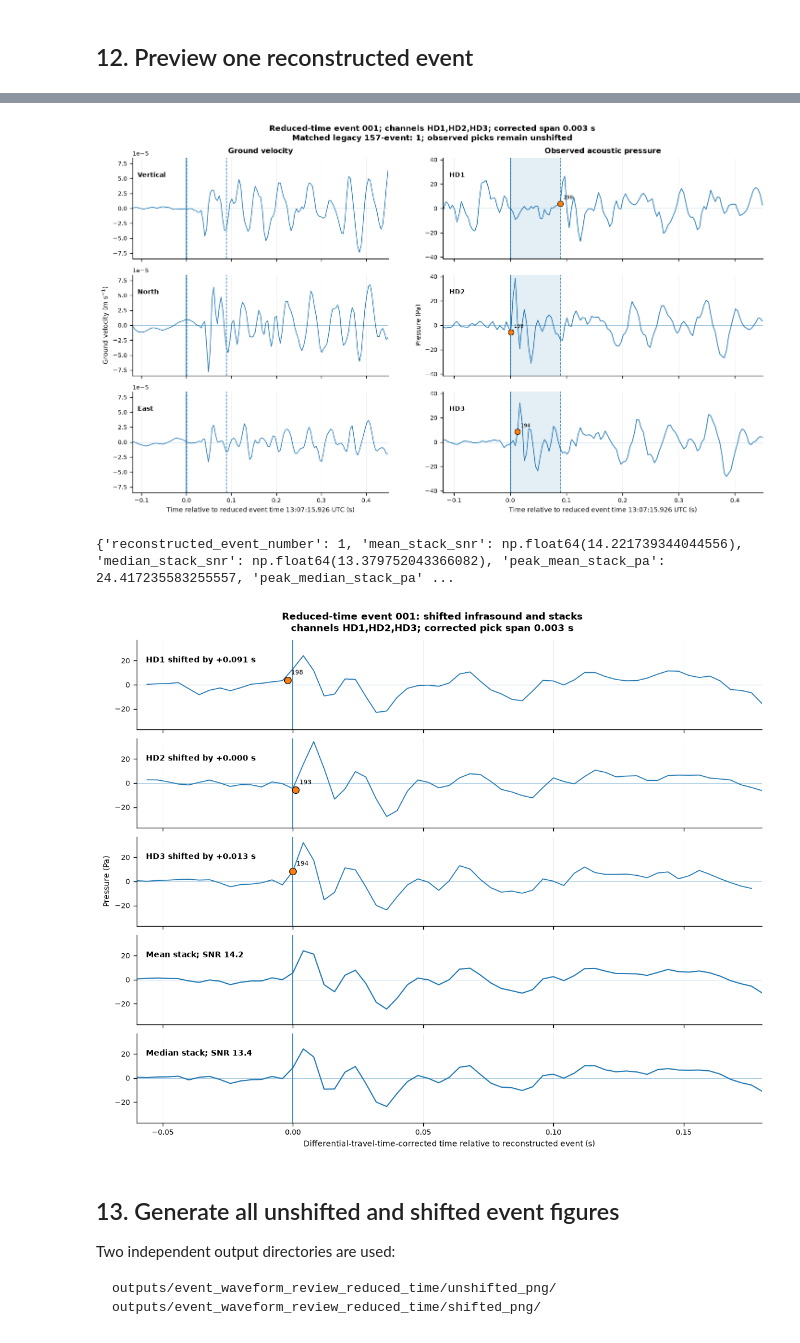
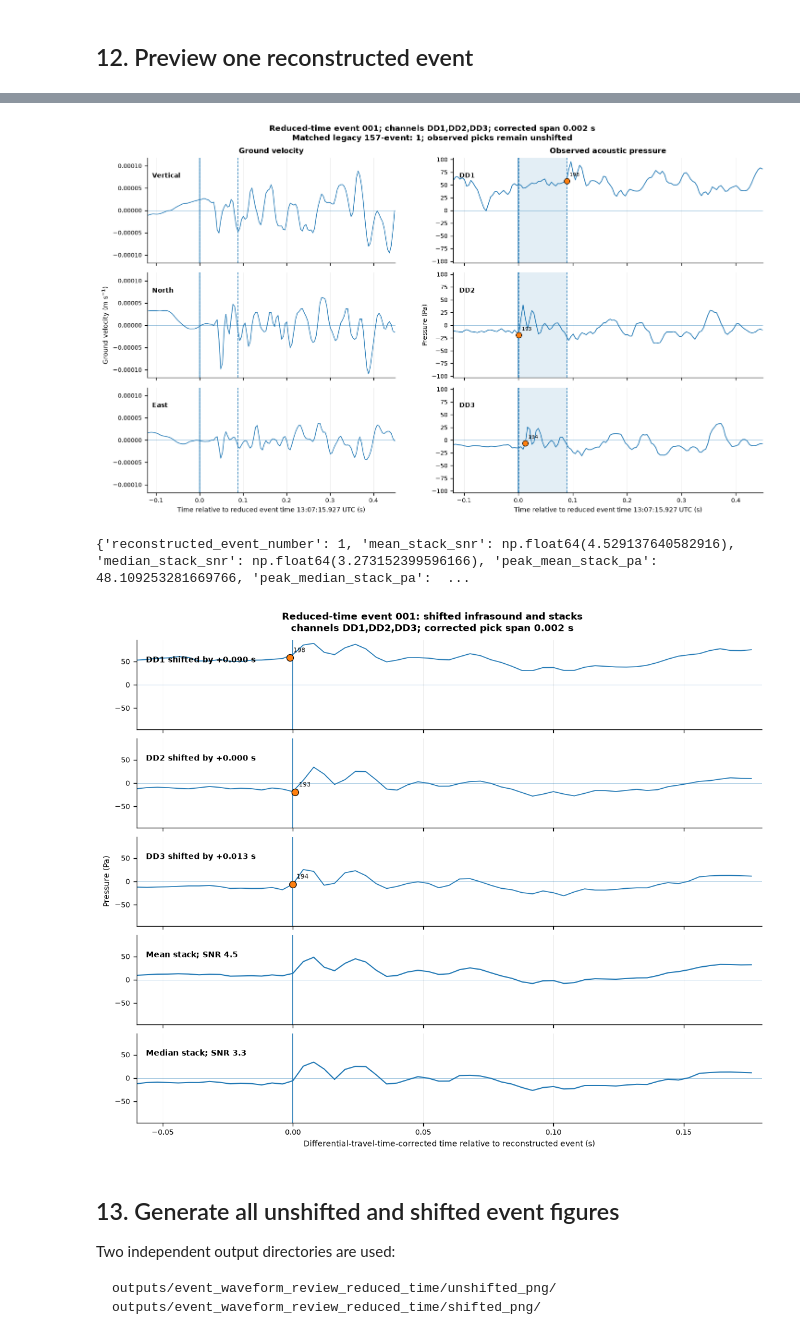
Before and after one commit to gthompson/KSCRocketSeismology, a Jupyter notebook: 08_fireball_paper/notebooks/05_reconstruct_and_review_event_catalogue.ipynb, the cells around one changed output, grey strips where cells are left out. Drawn from its saved outputs; the diff is of its cells as text; code cells hidden in the pictures.

```diff
--- a/08_fireball_paper/notebooks/05_reconstruct_and_review_event_catalogue.ipynb
+++ b/08_fireball_paper/notebooks/05_reconstruct_and_review_event_catalogue.ipynb
@@ -59,6 +46,7 @@ Verdict: essential, rename and make its final output explicit.
 from pathlib import Path
 from collections.abc import Mapping
 import html
+import json
 import math
 import sys
 
@@ -69,7 +57,6 @@ from matplotlib.backends.backend_pdf import PdfPages
 from matplotlib.lines import Line2D
 from matplotlib.ticker import MaxNLocator
 from obspy import Stream, Trace, UTCDateTime, read
-
 
 
 project_root = Path.cwd().resolve()
@@ -83,6 +70,8 @@ from modules import project_config as config
 
 PICK_FILE = config.LEGACY_EXPORT_DIR / "manual_arrival_picks.csv"
 CATALOG_157_FILE = config.LEGACY_EXPORT_DIR / "legacy_catalog_157_events.csv"
+ANALYSIS_CONFIG_FILE = config.OUTPUT_DIR / "02_analysis_configuration.json"
+WEATHER_SUMMARY_FILE = config.OUTPUT_DIR / "03_weather_acoustic_summary.csv"
 
 UNSHIFTED_PNG_DIR = config.FIGURE_DIR / "unshifted_png"
 SHIFTED_PNG_DIR = config.FIGURE_DIR / "shifted_png"
@@ -106,6 +95,3 @@ plt.rcParams.update({
     "legend.fontsize": 7.5,
     "figure.dpi": 120,
 })
-
-
-print(f"Corrected stream: {config.FINAL_CORRECTED_PICKLE}")
@@ -1437,5 +1531,5 @@ FL.BCHH.00.HHZ | 2016-09-01T13:04:12.080000Z - 2016-09-01T13:37:12.080000Z | 250
 # %%
-st_corr_00 = st_corr.select(location='00')
-print(st_corr_00)
+analysis_stream = st_corr
+print(analysis_stream)
 # %% [output]
 6 Trace(s) in Stream:
@@ -1448,27 +1542,27 @@ FL.BCHH.00.HHZ | 2016-09-01T13:04:12.080000Z - 2016-09-01T13:37:12.080000Z | 250
 # %%
 PREVIEW_RECONSTRUCTED_EVENT = 1
 
 preview_event = reconstructed_events.loc[
     reconstructed_events["reconstructed_event_number"]
     == PREVIEW_RECONSTRUCTED_EVENT
 ].iloc[0]
 
 fig_unshifted = build_unshifted_figure(
     preview_event,
-    st_corr_00,
+    analysis_stream,
 )
 plt.show()
 
 fig_shifted, shifted_metadata = build_shifted_figure(
     preview_event,
-    st_corr_00,
+    analysis_stream,
 )
 print(shifted_metadata)
 plt.show()
 # %% [output]
-[figure, old version]
+[figure, new version]
-{'reconstructed_event_number': 1, 'mean_stack_snr': np.float64(14.221739344044556), 'median_stack_snr': np.float64(13.379752043366082), 'peak_mean_stack_pa': 24.417235583255557, 'peak_median_stack_pa' ...
+{'reconstructed_event_number': 1, 'mean_stack_snr': np.float64(4.529137640582916), 'median_stack_snr': np.float64(3.273152399596166), 'peak_mean_stack_pa': 48.109253281669766, 'peak_median_stack_pa':  ...
-[figure, old version]
+[figure, new version]
 # %% [markdown]
 ## 13. Generate all unshifted and shifted event figures
 
```
Also changed, not shown: parts of 17 cells of this notebook, 7 other files.
